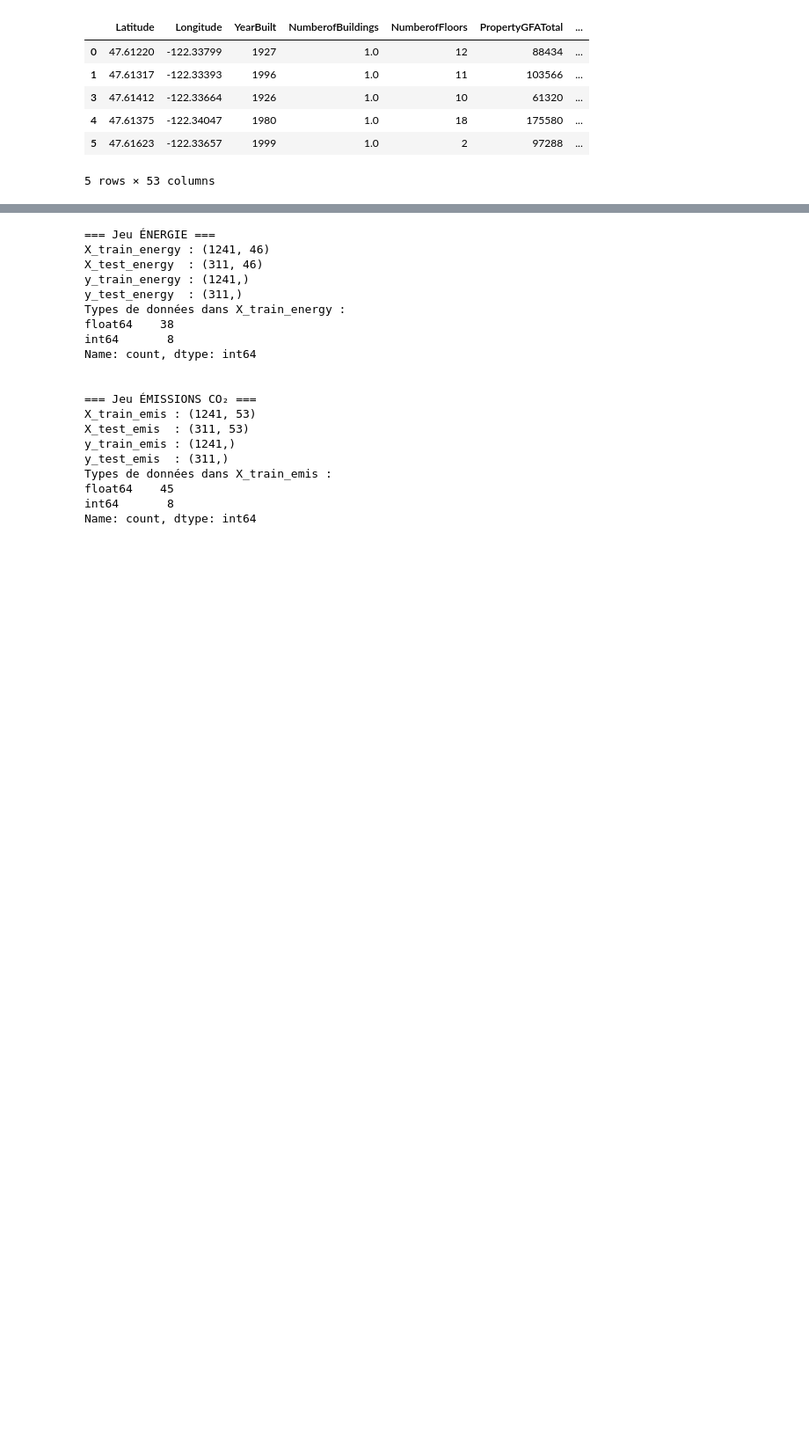
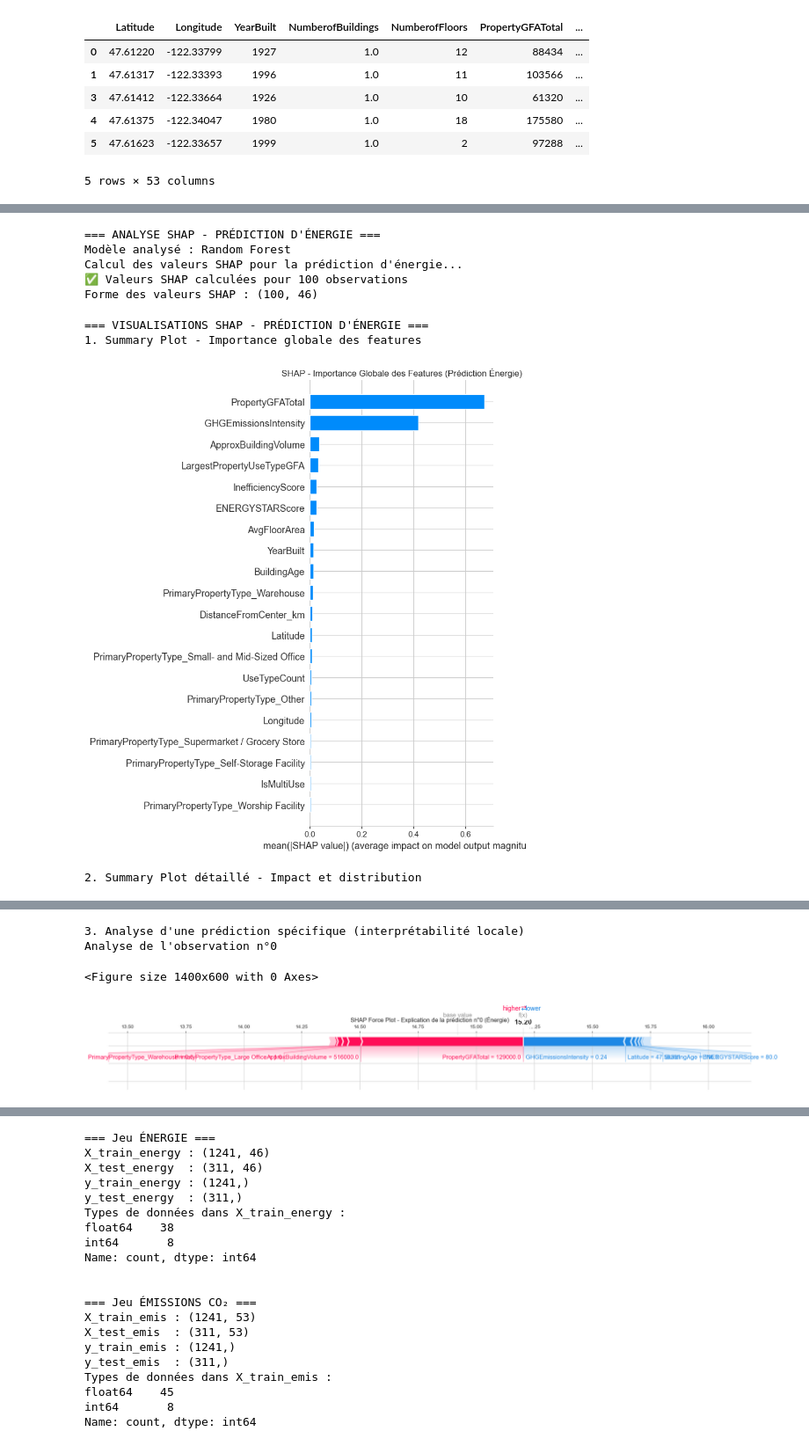
Before and after one commit to AdamAe6/Op-Projet-3, a Jupyter notebook: P3_template_modelistation_supervisee_data_scientist.ipynb, the cells around one changed output, grey strips where cells are left out. Shown at 88% size. Cells and saved outputs as stored; diff of their text form; code cells hidden in the pictures; blank space fills up the shorter version.

```diff
--- a/P3_template_modelistation_supervisee_data_scientist.ipynb
+++ b/P3_template_modelistation_supervisee_data_scientist.ipynb
@@ -886,0 +1469,73 @@ Aperçu Emissions :
+# %%
+# === 2. ANALYSE SHAP POUR LA PRÉDICTION D'ÉNERGIE (RANDOM FOREST) ===
+
+print("=== ANALYSE SHAP - PRÉDICTION D'ÉNERGIE ===")
+print(f"Modèle analysé : {best_energy_model_name}")
+
+# Création de l'explainer SHAP pour Random Forest
+# TreeExplainer est optimisé pour les modèles basés sur les arbres
+explainer_energy = shap.TreeExplainer(best_energy_model)
+
+# Calcul des valeurs SHAP pour l'échantillon de test
+print("Calcul des valeurs SHAP pour la prédiction d'énergie...")
+shap_values_energy = explainer_energy.shap_values(X_test_energy_sample)
+
+print(f"✅ Valeurs SHAP calculées pour {len(X_test_energy_sample)} observations")
+print(f"Forme des valeurs SHAP : {shap_values_energy.shape}")
+# %% [output]
+=== ANALYSE SHAP - PRÉDICTION D'ÉNERGIE ===
+Modèle analysé : Random Forest
+Calcul des valeurs SHAP pour la prédiction d'énergie...
+✅ Valeurs SHAP calculées pour 100 observations
+Forme des valeurs SHAP : (100, 46)
+# %%
+# === 3. VISUALISATIONS SHAP POUR LA PRÉDICTION D'ÉNERGIE ===
+
+print("=== VISUALISATIONS SHAP - PRÉDICTION D'ÉNERGIE ===")
+
+# 1. Summary Plot : Importance globale des features
+print("1. Summary Plot - Importance globale des features")
+plt.figure(figsize=(12, 8))
+shap.summary_plot(shap_values_energy, X_test_energy_sample, plot_type="bar", show=False)
+plt.title('SHAP - Importance Globale des Features (Prédiction Énergie)')
+plt.tight_layout()
+plt.show()
+
+# 2. Summary Plot détaillé : Impact et distribution des valeurs
+print("\n2. Summary Plot détaillé - Impact et distribution")
+plt.figure(figsize=(12, 8))
+shap.summary_plot(shap_values_energy, X_test_energy_sample, show=False)
+plt.title('SHAP - Impact et Distribution des Features (Prédiction Énergie)')
+plt.tight_layout()
+plt.show()
+
+# 3. Analyse d'une prédiction spécifique (interprétabilité locale)
+print("\n3. Analyse d'une prédiction spécifique (interprétabilité locale)")
+sample_idx = 0  # Premier échantillon
+print(f"Analyse de l'observation n°{sample_idx}")
+
+# Force plot pour une observation spécifique
+plt.figure(figsize=(14, 6))
+shap.force_plot(explainer_energy.expected_value,
+                shap_values_energy[sample_idx],
+                X_test_energy_sample.iloc[sample_idx],
+                matplotlib=True, show=False)
+plt.title(f'SHAP Force Plot - Explication de la prédiction n°{sample_idx} (Énergie)')
+plt.tight_layout()
+plt.show()
+
+# 4. Feature importance moyenne
+print("\n4. Top 10 des features les plus importantes (valeurs SHAP moyennes)")
+feature_importance = np.abs(shap_values_energy).mean(0)
+feature_names = X_test_energy_sample.columns
+importance_df = pd.DataFrame({
+    'Feature': feature_names,
+    'Importance_SHAP': feature_importance
+}).sort_values('Importance_SHAP', ascending=False)
+
+print(importance_df.head(10).round(4))
+# %% [output]
+=== VISUALISATIONS SHAP - PRÉDICTION D'ÉNERGIE ===
+1. Summary Plot - Importance globale des features
+[figure, added]
+2. Summary Plot détaillé - Impact et distribution
@@ -886,0 +1543,4 @@ Aperçu Emissions :
+3. Analyse d'une prédiction spécifique (interprétabilité locale)
+Analyse de l'observation n°0
+<Figure size 1400x600 with 0 Axes>
+[figure, added]
```
Also changed, not shown: parts of 20 cells of this notebook.
